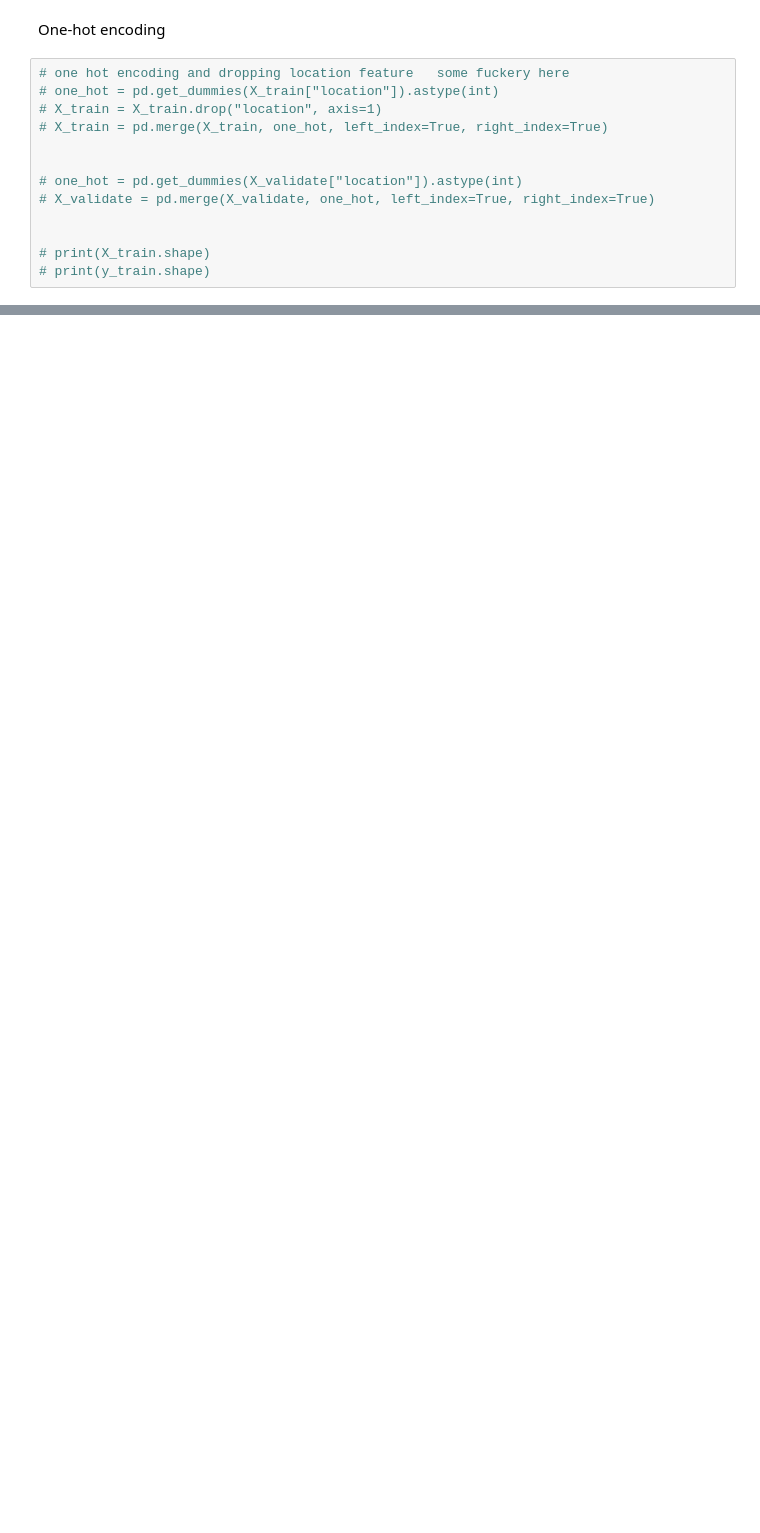
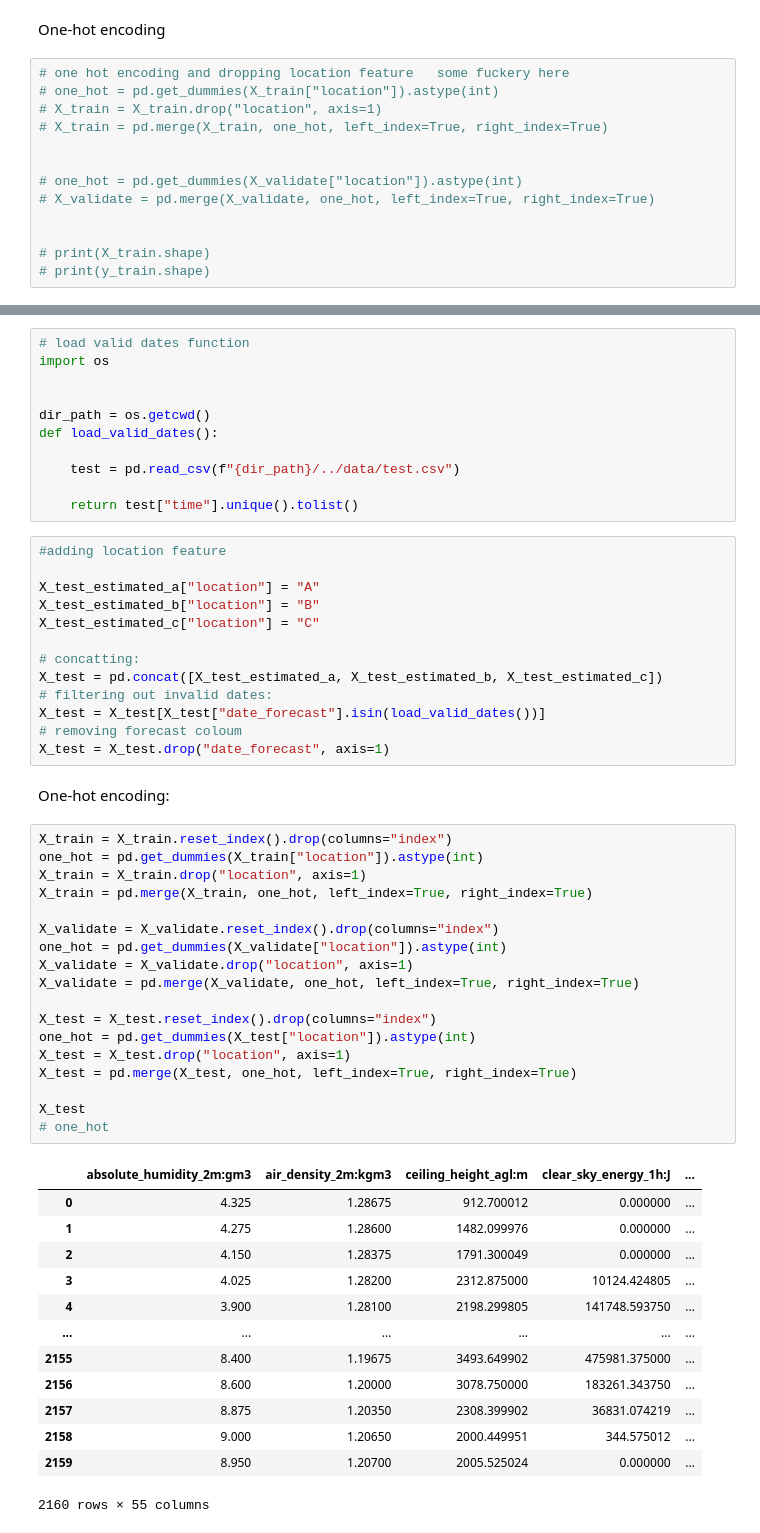
Before and after one commit to mathiasraa/tdt4173-forecasting, a Jupyter notebook: notebooks/siverts_super_model.ipynb, the cells around one changed output, grey strips where cells are left out. Cells and saved outputs as stored; diff of their text form; blank space fills up the shorter version.

```diff
--- a/notebooks/siverts_super_model.ipynb
+++ b/notebooks/siverts_super_model.ipynb
@@ -539,0 +557,58 @@ Let's test an XG boost only on A
+# %%
+# load valid dates function
+import os
+
+
+dir_path = os.getcwd()
+def load_valid_dates():
+
+    test = pd.read_csv(f"{dir_path}/../data/test.csv")
+
+    return test["time"].unique().tolist()
+# %%
+#adding location feature
+
+X_test_estimated_a["location"] = "A"
+X_test_estimated_b["location"] = "B"
+X_test_estimated_c["location"] = "C"
+
+# concatting:
+X_test = pd.concat([X_test_estimated_a, X_test_estimated_b, X_test_estimated_c])
+# filtering out invalid dates:
+X_test = X_test[X_test["date_forecast"].isin(load_valid_dates())]
+# removing forecast coloum
+X_test = X_test.drop("date_forecast", axis=1)
+# %% [markdown]
+One-hot encoding:
+# %%
+X_train = X_train.reset_index().drop(columns="index")
+one_hot = pd.get_dummies(X_train["location"]).astype(int)
+X_train = X_train.drop("location", axis=1)
+X_train = pd.merge(X_train, one_hot, left_index=True, right_index=True)
+
+X_validate = X_validate.reset_index().drop(columns="index")
+one_hot = pd.get_dummies(X_validate["location"]).astype(int)
+X_validate = X_validate.drop("location", axis=1)
+X_validate = pd.merge(X_validate, one_hot, left_index=True, right_index=True)
+
+X_test = X_test.reset_index().drop(columns="index")
+one_hot = pd.get_dummies(X_test["location"]).astype(int)
+X_test = X_test.drop("location", axis=1)
+X_test = pd.merge(X_test, one_hot, left_index=True, right_index=True)
+
+X_test
+# one_hot
+# %% [output]
+|  | absolute_humidity_2m:gm3 | air_density_2m:kgm3 | ceiling_height_agl:m | clear_sky_energy_1h:J | ... |
+| 0 | 4.325 | 1.28675 | 912.700012 | 0.000000 | ... |
+| 1 | 4.275 | 1.28600 | 1482.099976 | 0.000000 | ... |
+| 2 | 4.150 | 1.28375 | 1791.300049 | 0.000000 | ... |
+| 3 | 4.025 | 1.28200 | 2312.875000 | 10124.424805 | ... |
+| 4 | 3.900 | 1.28100 | 2198.299805 | 141748.593750 | ... |
+| ... | ... | ... | ... | ... | ... |
+| 2155 | 8.400 | 1.19675 | 3493.649902 | 475981.375000 | ... |
+| 2156 | 8.600 | 1.20000 | 3078.750000 | 183261.343750 | ... |
+| 2157 | 8.875 | 1.20350 | 2308.399902 | 36831.074219 | ... |
+| 2158 | 9.000 | 1.20650 | 2000.449951 | 344.575012 | ... |
+| 2159 | 8.950 | 1.20700 | 2005.525024 | 0.000000 | ... |
+2160 rows × 55 columns
```
Also changed, not shown: parts of 35 cells of this notebook, 2 other files.
